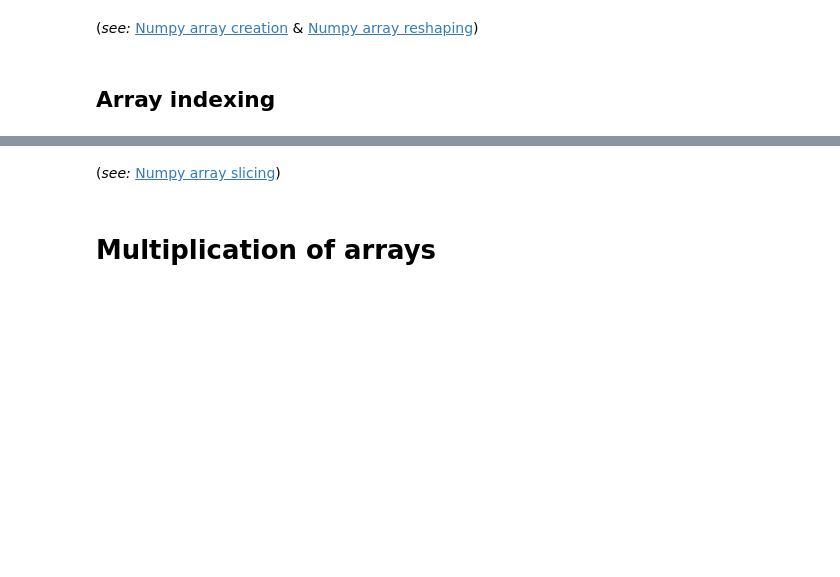
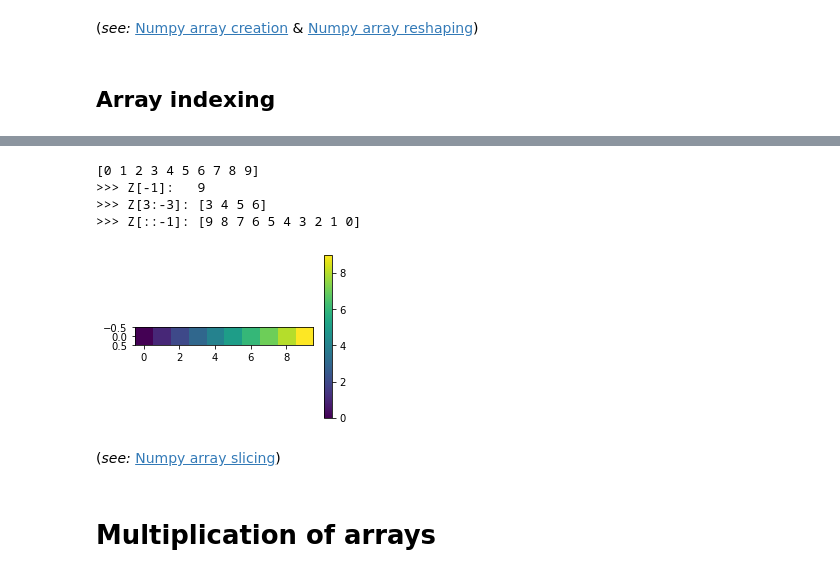
Before and after one commit to ABlessingFromTheLord/Vertiefungspraktika, a Jupyter notebook: Day 02/2 Numpy Introduction.ipynb, the cells around one changed output, grey strips where cells are left out. Saved outputs shown, nothing was run; the diff lists cells and outputs as text; code cells hidden in the pictures; blank space fills up the shorter version.

```diff
--- a/Day 02/2 Numpy Introduction.ipynb
+++ b/Day 02/2 Numpy Introduction.ipynb
@@ -133,9 +260,16 @@ show_matrix(Z)
 # %%
 # indices can be negative
 Z = np.arange(10)
+show_matrix(Z)
 print(">>> Z[-1]:  ", Z[-1])       # start indexing at the back
 print(">>> Z[3:-3]:", Z[3:-3])     # slice of array center
 print(">>> Z[::-1]:", Z[::-1])     # quickly reverse an array
+# %% [output]
+[0 1 2 3 4 5 6 7 8 9]
+>>> Z[-1]:   9
+>>> Z[3:-3]: [3 4 5 6]
+>>> Z[::-1]: [9 8 7 6 5 4 3 2 1 0]
+[figure, added]
 # %% [markdown]
 (*see:* [Numpy array slicing](https://docs.scipy.org/doc/numpy/reference/arrays.indexing.html))
 # %% [markdown]
```
Also changed, not shown: parts of 34 cells of this notebook.
